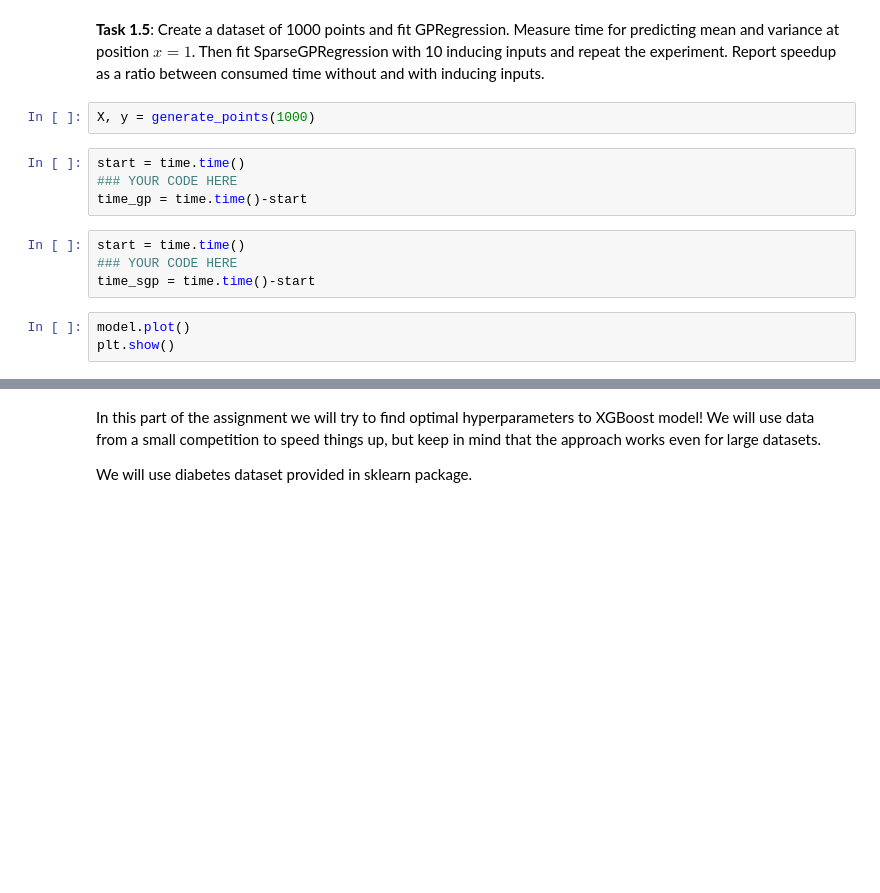
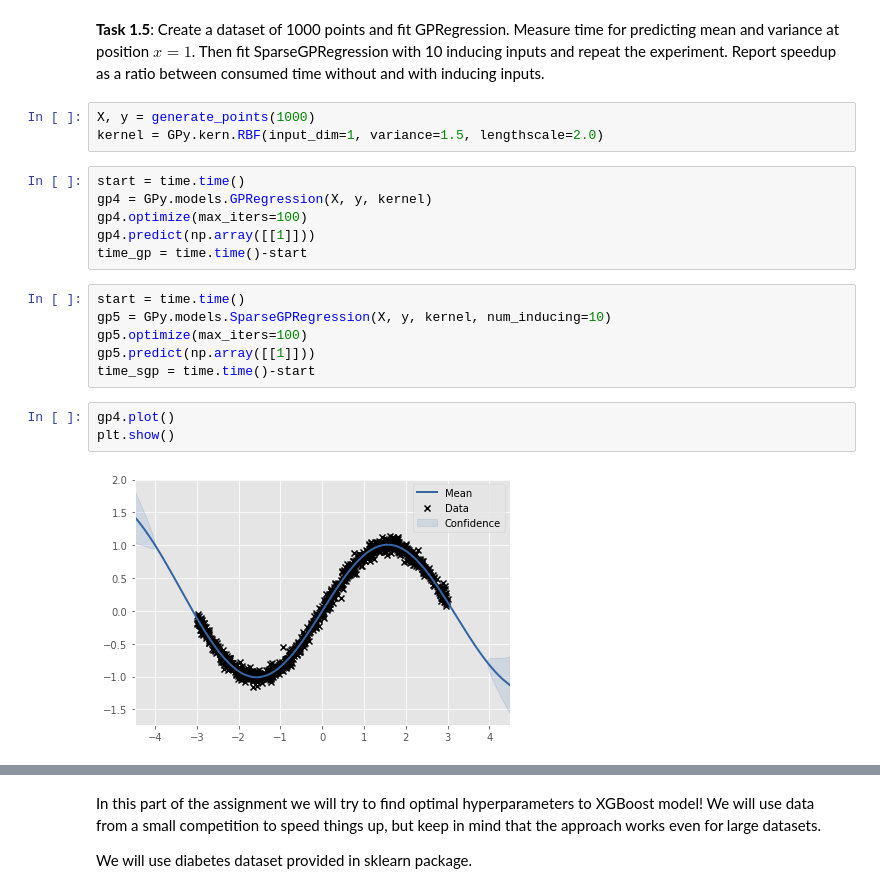
Before and after one commit to SJD1882/MOOC-Coursera-Advanced-Machine-Learning, a Jupyter notebook: 3 - Bayesian Methods for Machine Learning/6 - Gaussian Processes and Bayesian Optimization/Assignment 4 - Bayesian Optimization.ipynb, the cells around one changed output, grey strips where cells are left out. Saved outputs shown, nothing was run; the diff lists cells and outputs as text; blank space fills up the shorter version.

````diff
--- a/3 - Bayesian Methods for Machine Learning/6 - Gaussian Processes and Bayesian Optimization/Assignment 4 - Bayesian Optimization.ipynb
+++ b/3 - Bayesian Methods for Machine Learning/6 - Gaussian Processes and Bayesian Optimization/Assignment 4 - Bayesian Optimization.ipynb
@@ -115,16 +160,23 @@ Now let's consider the speed of GP. We will generate a dataset of 3000 points an
 For sparse model with inducing points you should use ```GPy.models.SparseGPRegression``` class. You can set number of inducing inputs with parameter ```num_inducing``` and optimize their positions and values with ```.optimize()``` call.
 # %% [markdown]
 <b>Task 1.5</b>: Create a dataset of 1000 points and fit GPRegression. Measure time for predicting mean and variance at position $x=1$. Then fit SparseGPRegression with 10 inducing inputs and repeat the experiment. Report speedup as a ratio between consumed time without and with inducing inputs.
-# %%
-X, y = generate_points(1000)
-# %%
-start = time.time()
-### YOUR CODE HERE
-time_gp = time.time()-start
-# %%
-start = time.time()
-### YOUR CODE HERE
-time_sgp = time.time()-start
+# %%
+X, y = generate_points(1000)
+kernel = GPy.kern.RBF(input_dim=1, variance=1.5, lengthscale=2.0)
+# %%
+start = time.time()
+gp4 = GPy.models.GPRegression(X, y, kernel)
+gp4.optimize(max_iters=100)
+gp4.predict(np.array([[1]]))
+time_gp = time.time()-start
+# %%
+start = time.time()
+gp5 = GPy.models.SparseGPRegression(X, y, kernel, num_inducing=10)
+gp5.optimize(max_iters=100)
+gp5.predict(np.array([[1]]))
+time_sgp = time.time()-start
 # %%
-model.plot()
+gp4.plot()
 plt.show()
+# %% [output]
+[figure, added]
````
Also changed, not shown: parts of 39 cells of this notebook.
